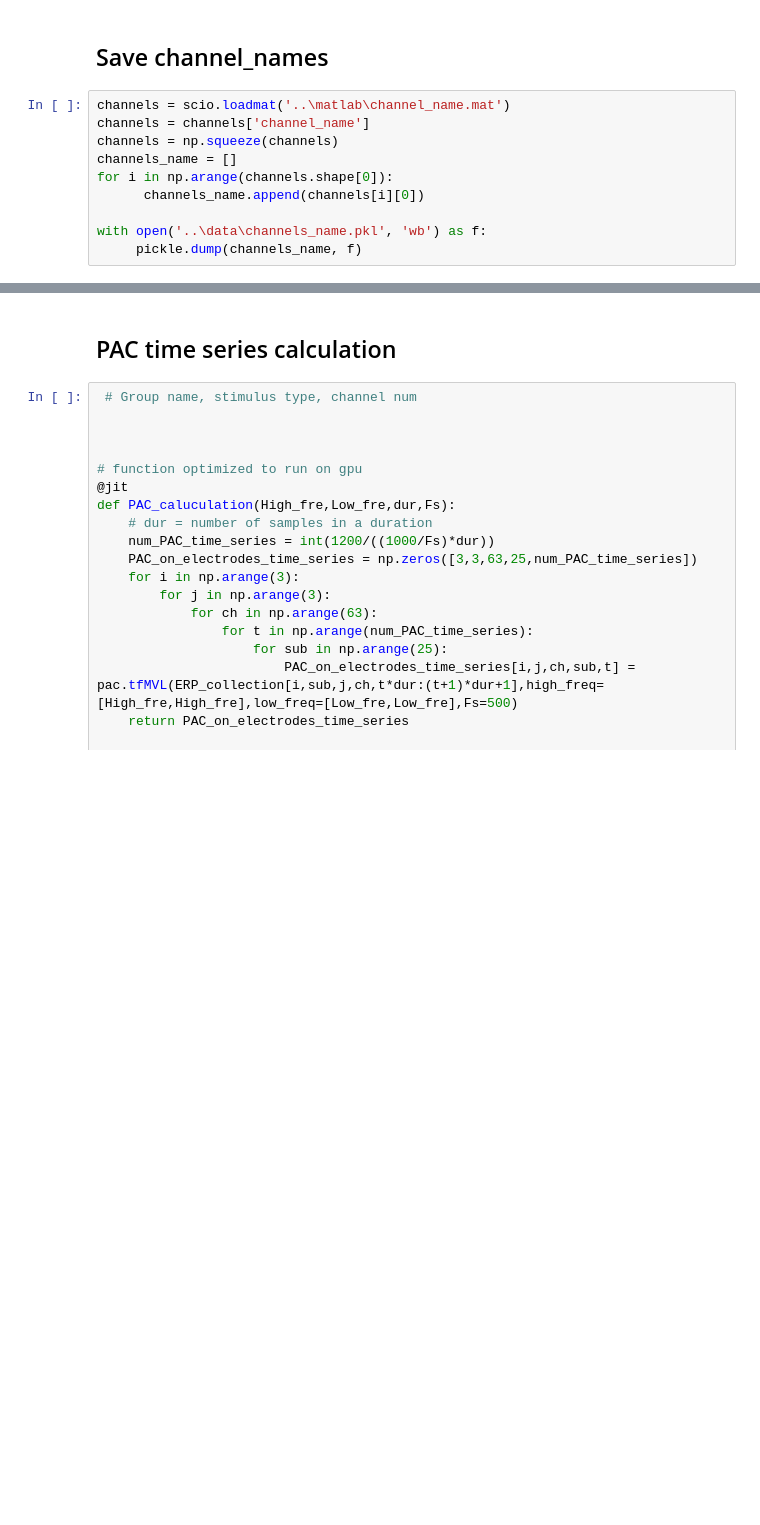
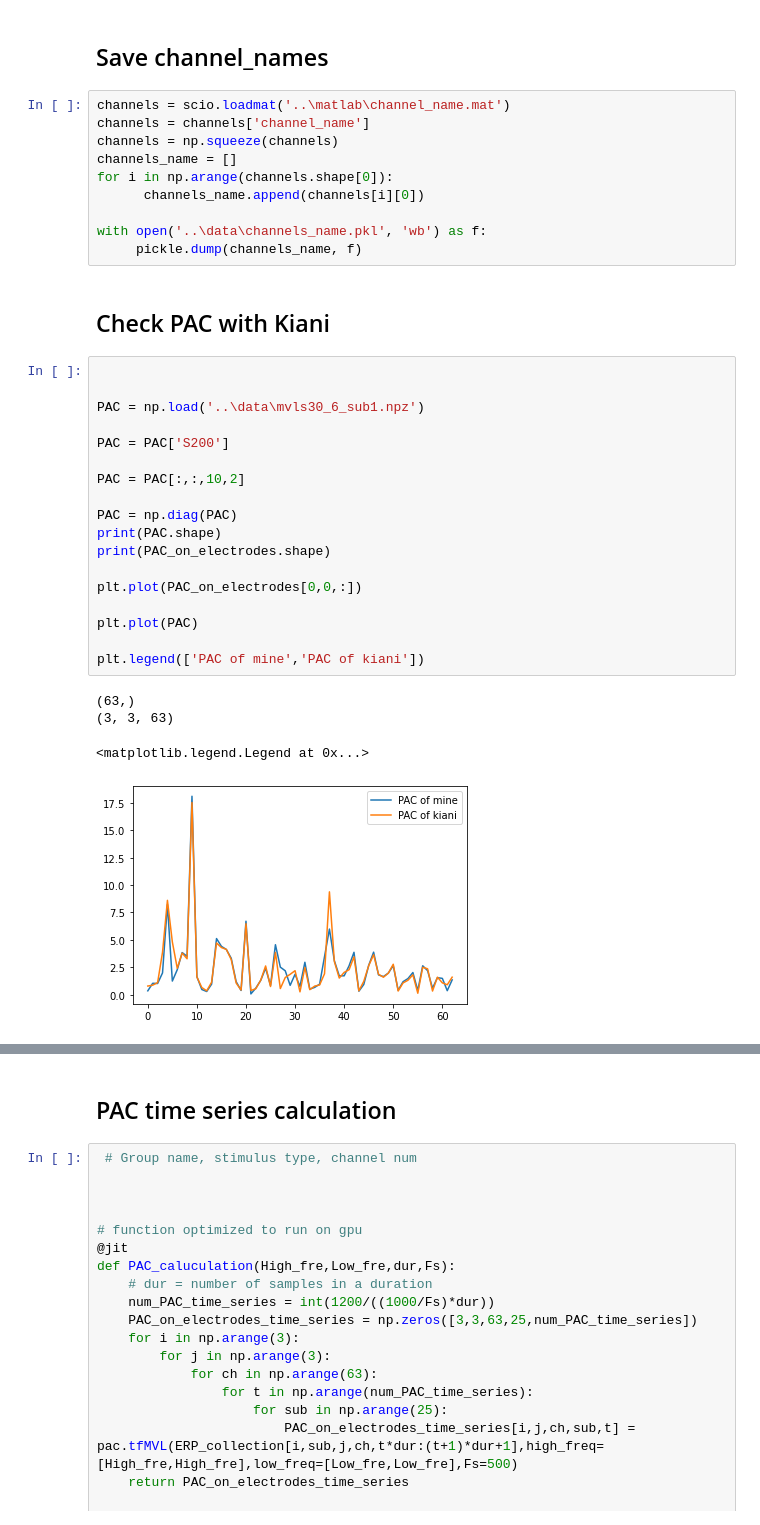
Before and after one commit to AIRLab-Sharif/Parkinson-PAC, a Jupyter notebook: python/Plot_topographies.ipynb, the cells around one changed output, grey strips where cells are left out. Saved outputs shown, nothing was run; the diff lists cells and outputs as text; blank space fills up the shorter version.

```diff
--- a/python/Plot_topographies.ipynb
+++ b/python/Plot_topographies.ipynb
@@ -208,4 +296,29 @@ for i in np.arange(channels.shape[0]):
 
 with open('..\data\channels_name.pkl', 'wb') as f:
      pickle.dump(channels_name, f)
+# %% [markdown]
+## Check PAC with Kiani
+# %%
+
+
+PAC = np.load('..\data\mvls30_6_sub1.npz')
+
+PAC = PAC['S200']
+
+PAC = PAC[:,:,10,2]
+
+PAC = np.diag(PAC)
+print(PAC.shape)
+print(PAC_on_electrodes.shape)
+
+plt.plot(PAC_on_electrodes[0,0,:])
+
+plt.plot(PAC)
+
+plt.legend(['PAC of mine','PAC of kiani'])
+# %% [output]
+(63,)
+(3, 3, 63)
+<matplotlib.legend.Legend at 0x...>
+[figure, added]
 # %%
```
Also changed, not shown: parts of 16 cells of this notebook, 11 other files.
